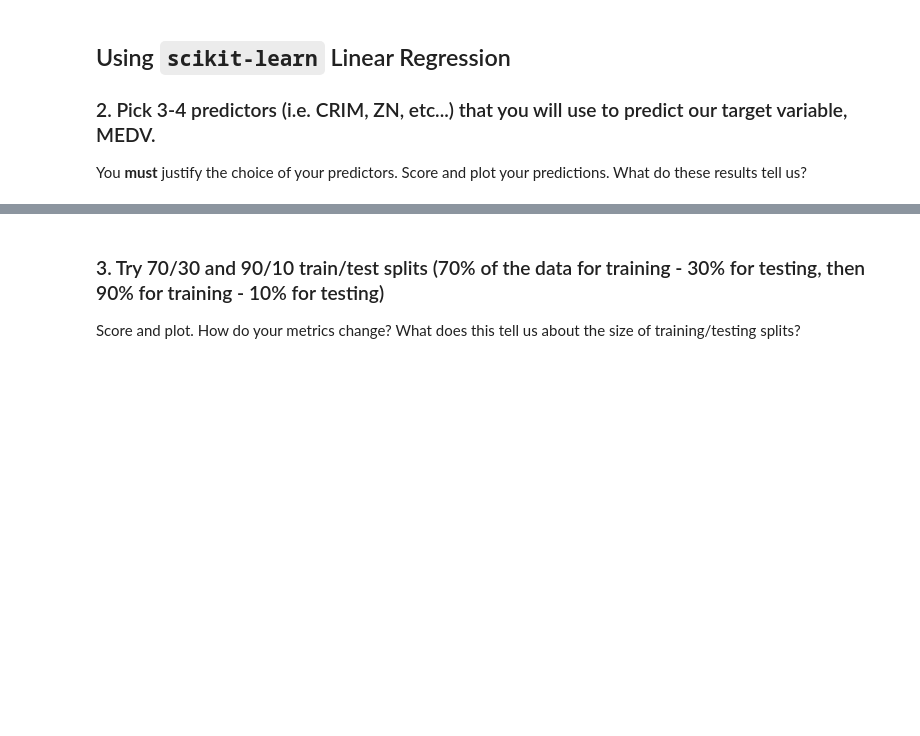
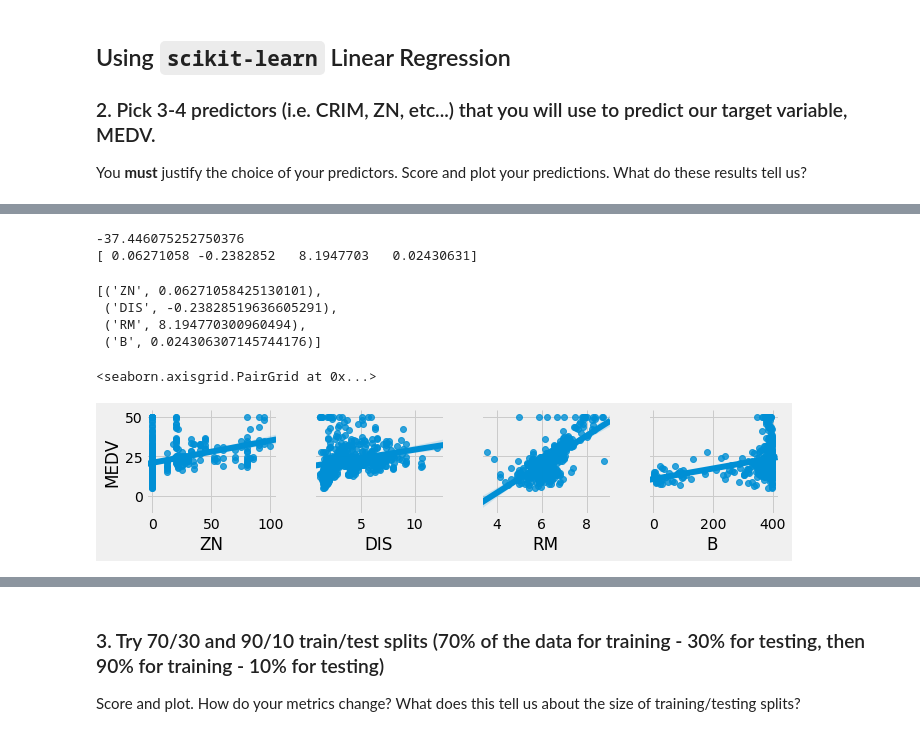
Before and after one commit to ankramer/Data-Science-5k, a Jupyter notebook: linreg-knn-project.ipynb, the cells around one changed output, grey strips where cells are left out. Drawn from its saved outputs; the diff is of its cells as text; code cells hidden in the pictures; blank space fills up the shorter version.

```diff
--- a/linreg-knn-project.ipynb
+++ b/linreg-knn-project.ipynb
@@ -114,0 +216,27 @@ You **must** justify the choice of your predictors. Score and plot your predicti
+# %%
+# Create list of 4 best predictors
+# This is based on the heatmap and correlation matrix results
+feature_cols = ['ZN','DIS','RM', 'B']
+# %%
+# Create X and y
+X = boston_dummies[feature_cols]
+y = boston_dummies.MEDV
+
+#Instatiate and fit
+linreg = LinearRegression()
+linreg.fit(X,y)
+
+#Print the coefficients
+print(linreg.intercept_)
+print(linreg.coef_)
+# %% [output]
+-37.446075252750376
+[ 0.06271058 -0.2382852   8.1947703   0.02430631]
+# %%
+# Pair the feature names with the coefficients
+list(zip(feature_cols, linreg.coef_))
+# %% [output]
+[('ZN', 0.06271058425130101),
+ ('DIS', -0.23828519636605291),
+ ('RM', 8.194770300960494),
+ ('B', 0.024306307145744176)]
@@ -114,0 +250,6 @@ You **must** justify the choice of your predictors. Score and plot your predicti
+# %%
+# Plot results
+sns.pairplot(boston_dummies, x_vars=feature_cols, y_vars='MEDV', kind='reg')
+# %% [output]
+<seaborn.axisgrid.PairGrid at 0x...>
+[figure, added]
```
Also changed, not shown: parts of 57 cells of this notebook.
